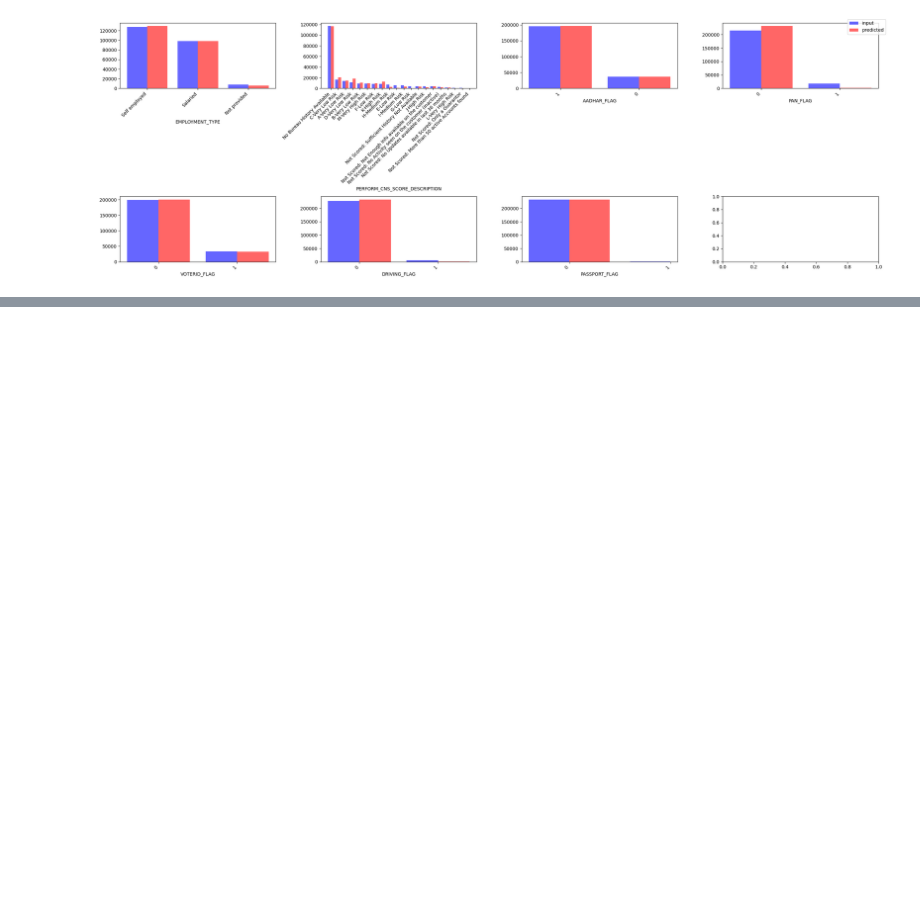
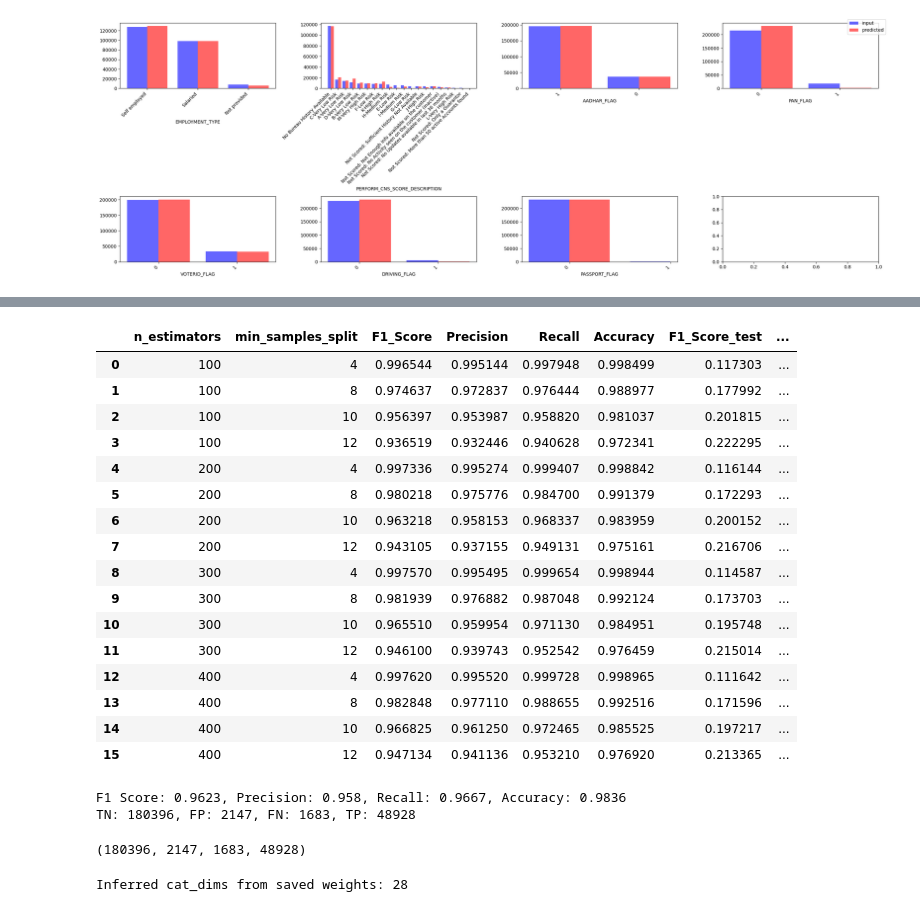
Before and after one commit to minhminhminh0112/anomaly-detection-autoencoder-based-basic, a Jupyter notebook: synthetic_data/evaluate_synthetic.ipynb, the cells around one changed output, grey strips where cells are left out. Drawn from its saved outputs; the diff is of its cells as text; code cells hidden in the pictures; blank space fills up the shorter version.

Commit message:
train random forest

```diff
--- a/synthetic_data/evaluate_synthetic.ipynb
+++ b/synthetic_data/evaluate_synthetic.ipynb
@@ -75,0 +103,41 @@ compare_distribution_plot(col_names=col_names, X = X, pred_df=synthetic_df)
+# %%
+from sklearn.ensemble import RandomForestClassifier
+from sklearn.model_selection import train_test_split
+X_transformed = transformer.transform_input()
+y = pp.VehicleData().y
+X_train, X_test, y_train, y_test = train_test_split(
+        X_transformed, y, test_size=0.2, random_state=42
+    )
+# clf = RandomForestClassifier(n_estimators=200, random_state=42, class_weight='balanced_subsample', min_samples_split=10) # min_samples_split=5, min_samples_leaf=50)
+#refit with hold out samples
+# clf.fit(X_transformed, y)
+# pred_original = clf.predict(X_transformed)
+# %%
+# train random forest so that it does not overfit
+# hyperparameter tuning
+from eval.evaluate_recon import evaluate_metrics, confusion_matrix_metrics
+cols = ['n_estimators', 'min_samples_split', 'F1_Score', 'Precision','Recall','Accuracy', 'F1_Score_test',  'Precision_test','Recall_test','Accuracy_test']
+tuning_df = pd.DataFrame(columns=cols)
+n_estimators_list = [100, 200, 300, 400]
+min_samples_split_list = [4,8,10,12]
+for n_estimators in n_estimators_list:
+    for min_samples_split in min_samples_split_list:
+        rf = RandomForestClassifier(n_estimators=n_estimators, random_state=42, class_weight='balanced_subsample', min_samples_split=min_samples_split)
+        rf.fit(X_train, y_train)
+        pred_train = rf.predict(X_train)
+        pred_test = rf.predict(X_test)
+        f1, prec, recall, acc = evaluate_metrics(pred_labels = pred_train, real_labels = y_train)
+        f1_test, prec_test, recall_test, acc_test = evaluate_metrics(pred_labels = pred_test, real_labels = y_test)
+        new_row = {
+            'n_estimators': n_estimators,
+            'min_samples_split': min_samples_split,
+            'F1_Score': f1,
+            'Precision': prec,
+            'Recall': recall,
+            'Accuracy': acc,
+            'F1_Score_test': f1_test,
+            'Precision_test': prec_test,
+            'Recall_test': recall_test,
+            'Accuracy_test': acc_test
+        }
+        tuning_df = pd.concat([tuning_df, pd.DataFrame([new_row])], ignore_index=True)
@@ -75,0 +164,38 @@ compare_distribution_plot(col_names=col_names, X = X, pred_df=synthetic_df)
+# %%
+#search for set of hyperparams that work well in test set
+tuning_df
+# %% [output]
+|  | n_estimators | min_samples_split | F1_Score | Precision | Recall | Accuracy | F1_Score_test | ... |
+| 0 | 100 | 4 | 0.996544 | 0.995144 | 0.997948 | 0.998499 | 0.117303 | ... |
+| 1 | 100 | 8 | 0.974637 | 0.972837 | 0.976444 | 0.988977 | 0.177992 | ... |
+| 2 | 100 | 10 | 0.956397 | 0.953987 | 0.958820 | 0.981037 | 0.201815 | ... |
+| 3 | 100 | 12 | 0.936519 | 0.932446 | 0.940628 | 0.972341 | 0.222295 | ... |
+| 4 | 200 | 4 | 0.997336 | 0.995274 | 0.999407 | 0.998842 | 0.116144 | ... |
+| 5 | 200 | 8 | 0.980218 | 0.975776 | 0.984700 | 0.991379 | 0.172293 | ... |
+| 6 | 200 | 10 | 0.963218 | 0.958153 | 0.968337 | 0.983959 | 0.200152 | ... |
+| 7 | 200 | 12 | 0.943105 | 0.937155 | 0.949131 | 0.975161 | 0.216706 | ... |
+| 8 | 300 | 4 | 0.997570 | 0.995495 | 0.999654 | 0.998944 | 0.114587 | ... |
+| 9 | 300 | 8 | 0.981939 | 0.976882 | 0.987048 | 0.992124 | 0.173703 | ... |
+| 10 | 300 | 10 | 0.965510 | 0.959954 | 0.971130 | 0.984951 | 0.195748 | ... |
+| 11 | 300 | 12 | 0.946100 | 0.939743 | 0.952542 | 0.976459 | 0.215014 | ... |
+| 12 | 400 | 4 | 0.997620 | 0.995520 | 0.999728 | 0.998965 | 0.111642 | ... |
+| 13 | 400 | 8 | 0.982848 | 0.977110 | 0.988655 | 0.992516 | 0.171596 | ... |
+| 14 | 400 | 10 | 0.966825 | 0.961250 | 0.972465 | 0.985525 | 0.197217 | ... |
+| 15 | 400 | 12 | 0.947134 | 0.941136 | 0.953210 | 0.976920 | 0.213365 | ... |
+# %%
+# from eval.evaluate_recon import evaluate_metrics, confusion_matrix_metrics
+clf = RandomForestClassifier(n_estimators=200, random_state=42, class_weight='balanced_subsample', min_samples_split=10) # min_samples_split=5, min_samples_leaf=50)
+# refit with hold out samples
+clf.fit(X_transformed, y)
+pred_original = clf.predict(X_transformed)
+evaluate_metrics(pred_labels = pred_original, real_labels = y)
+confusion_matrix_metrics(pred_labels = pred_original, real_labels = y)
+# %% [output]
+F1 Score: 0.9623, Precision: 0.958, Recall: 0.9667, Accuracy: 0.9836
+TN: 180396, FP: 2147, FN: 1683, TP: 48928
+(180396, 2147, 1683, 48928)
+# %%
+synthetic_array, z = get_reconstructed_data_from_run(run_id)
+pred_synthetic = clf.predict(synthetic_array)
+# %% [output]
+Inferred cat_dims from saved weights: 28
```
Also changed, not shown: parts of 8 cells of this notebook.
